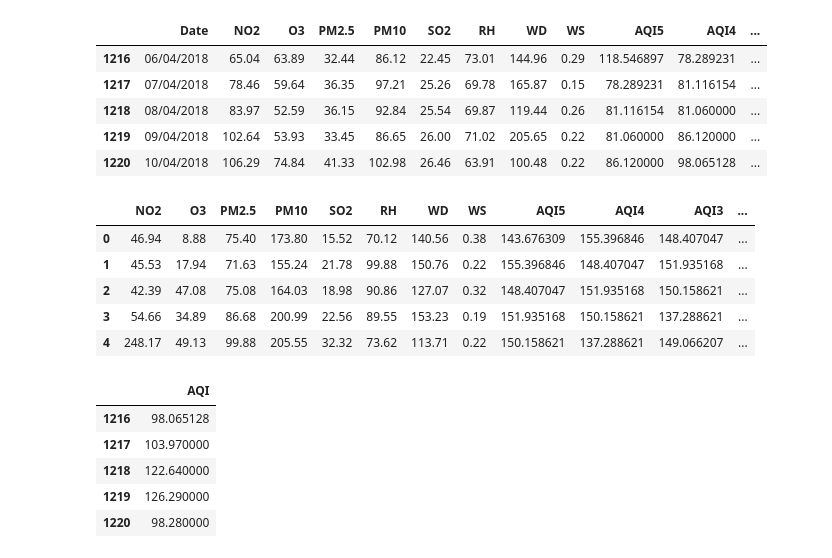
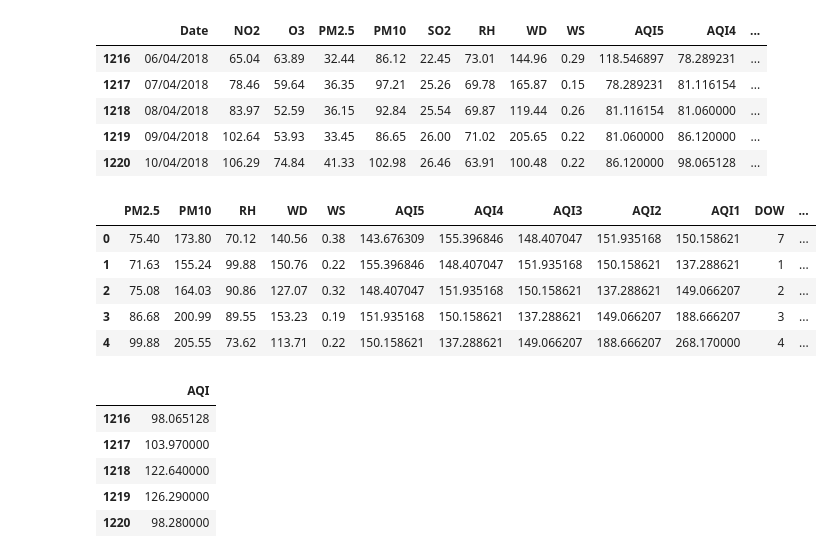
Before and after one commit to shivam-kapila/Keras_Configuration, a Jupyter notebook: Prediction_New/Mumbai/Prediction.ipynb, the cells around one changed output. Drawn from its saved outputs; the diff is of its cells as text; code cells hidden in the pictures.

```diff
--- a/Prediction_New/Mumbai/Prediction.ipynb
+++ b/Prediction_New/Mumbai/Prediction.ipynb
@@ -13,20 +13,20 @@ train_df.tail()
 | 1219 | 09/04/2018 | 102.64 | 53.93 | 33.45 | 86.65 | 26.00 | 71.02 | 205.65 | 0.22 | 81.060000 | 86.120000 | ... |
 | 1220 | 10/04/2018 | 106.29 | 74.84 | 41.33 | 102.98 | 26.46 | 63.91 | 100.48 | 0.22 | 86.120000 | 98.065128 | ... |
 # %%
-#create a dataframe with all training data except the target column
-# train_X = train_df.drop(columns=['AQI', 'Date', 'SO2', 'NO2', 'O3'])
-# test_X = test_df.drop(columns=['AQI', 'Date', 'SO2', 'NO2', 'O3'])
-train_X = train_df.drop(columns=['AQI', 'Date'])
-test_X = test_df.drop(columns=['AQI', 'Date'])
-#check that the target variable has been removed
+#create a dataframe with all training data
+train_X = train_df.drop(columns=['AQI', 'Date', 'SO2', 'NO2', 'O3'])
+test_X = test_df.drop(columns=['AQI', 'Date', 'SO2', 'NO2', 'O3'])
+# train_X = train_df.drop(columns=['AQI', 'Date'])
+# test_X = test_df.drop(columns=['AQI', 'Date'])
+#check that the variables has been removed
 train_X.head()
 # %% [output]
-|  | NO2 | O3 | PM2.5 | PM10 | SO2 | RH | WD | WS | AQI5 | AQI4 | AQI3 | ... |
-| 0 | 46.94 | 8.88 | 75.40 | 173.80 | 15.52 | 70.12 | 140.56 | 0.38 | 143.676309 | 155.396846 | 148.407047 | ... |
-| 1 | 45.53 | 17.94 | 71.63 | 155.24 | 21.78 | 99.88 | 150.76 | 0.22 | 155.396846 | 148.407047 | 151.935168 | ... |
-| 2 | 42.39 | 47.08 | 75.08 | 164.03 | 18.98 | 90.86 | 127.07 | 0.32 | 148.407047 | 151.935168 | 150.158621 | ... |
-| 3 | 54.66 | 34.89 | 86.68 | 200.99 | 22.56 | 89.55 | 153.23 | 0.19 | 151.935168 | 150.158621 | 137.288621 | ... |
-| 4 | 248.17 | 49.13 | 99.88 | 205.55 | 32.32 | 73.62 | 113.71 | 0.22 | 150.158621 | 137.288621 | 149.066207 | ... |
+|  | PM2.5 | PM10 | RH | WD | WS | AQI5 | AQI4 | AQI3 | AQI2 | AQI1 | DOW | ... |
+| 0 | 75.40 | 173.80 | 70.12 | 140.56 | 0.38 | 143.676309 | 155.396846 | 148.407047 | 151.935168 | 150.158621 | 7 | ... |
+| 1 | 71.63 | 155.24 | 99.88 | 150.76 | 0.22 | 155.396846 | 148.407047 | 151.935168 | 150.158621 | 137.288621 | 1 | ... |
+| 2 | 75.08 | 164.03 | 90.86 | 127.07 | 0.32 | 148.407047 | 151.935168 | 150.158621 | 137.288621 | 149.066207 | 2 | ... |
+| 3 | 86.68 | 200.99 | 89.55 | 153.23 | 0.19 | 151.935168 | 150.158621 | 137.288621 | 149.066207 | 188.666207 | 3 | ... |
+| 4 | 99.88 | 205.55 | 73.62 | 113.71 | 0.22 | 150.158621 | 137.288621 | 149.066207 | 188.666207 | 268.170000 | 4 | ... |
 # %%
 #create a dataframe with only the target column
 train_y = train_df[['AQI']]
```
Also changed, not shown: parts of 23 cells of this notebook, 1 other file.
